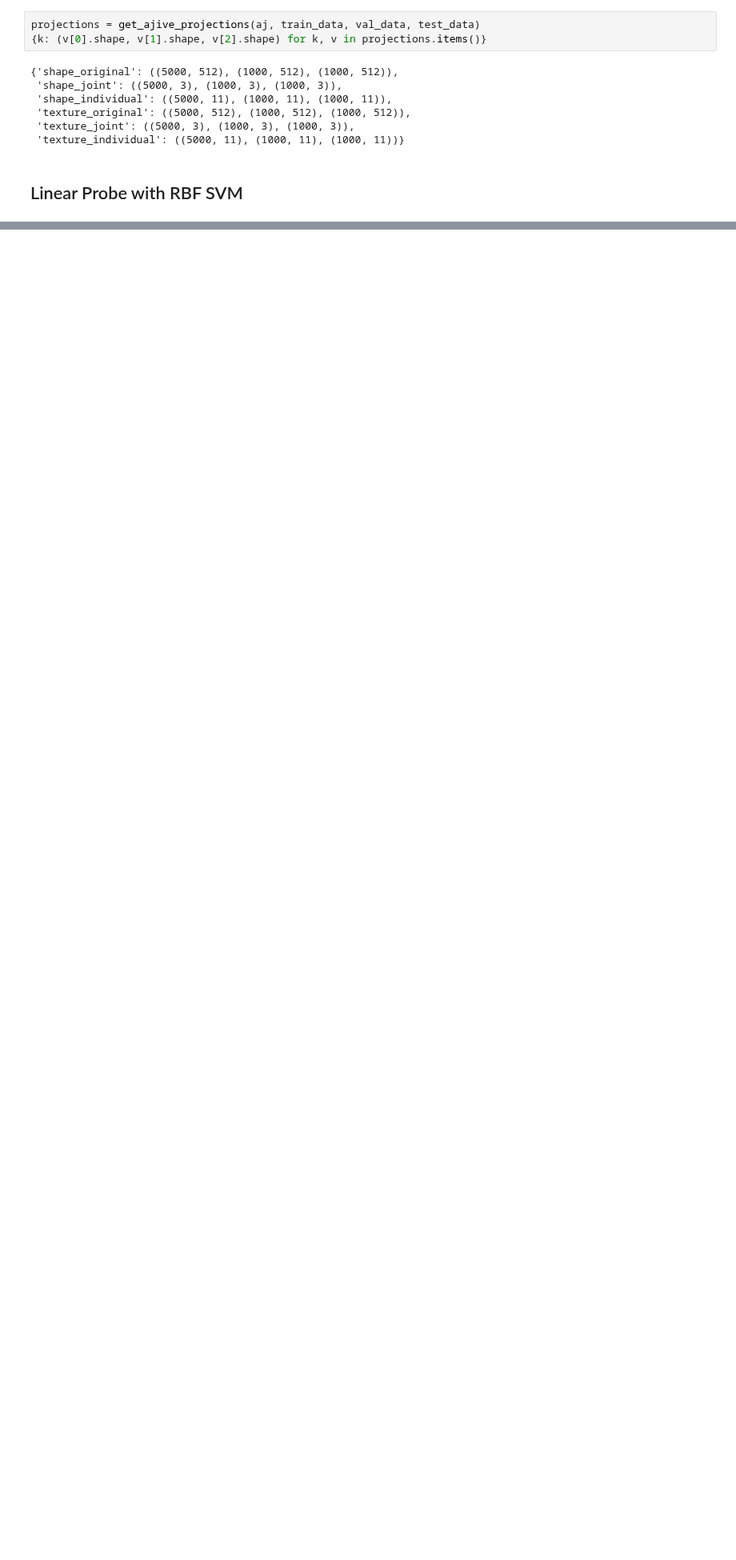
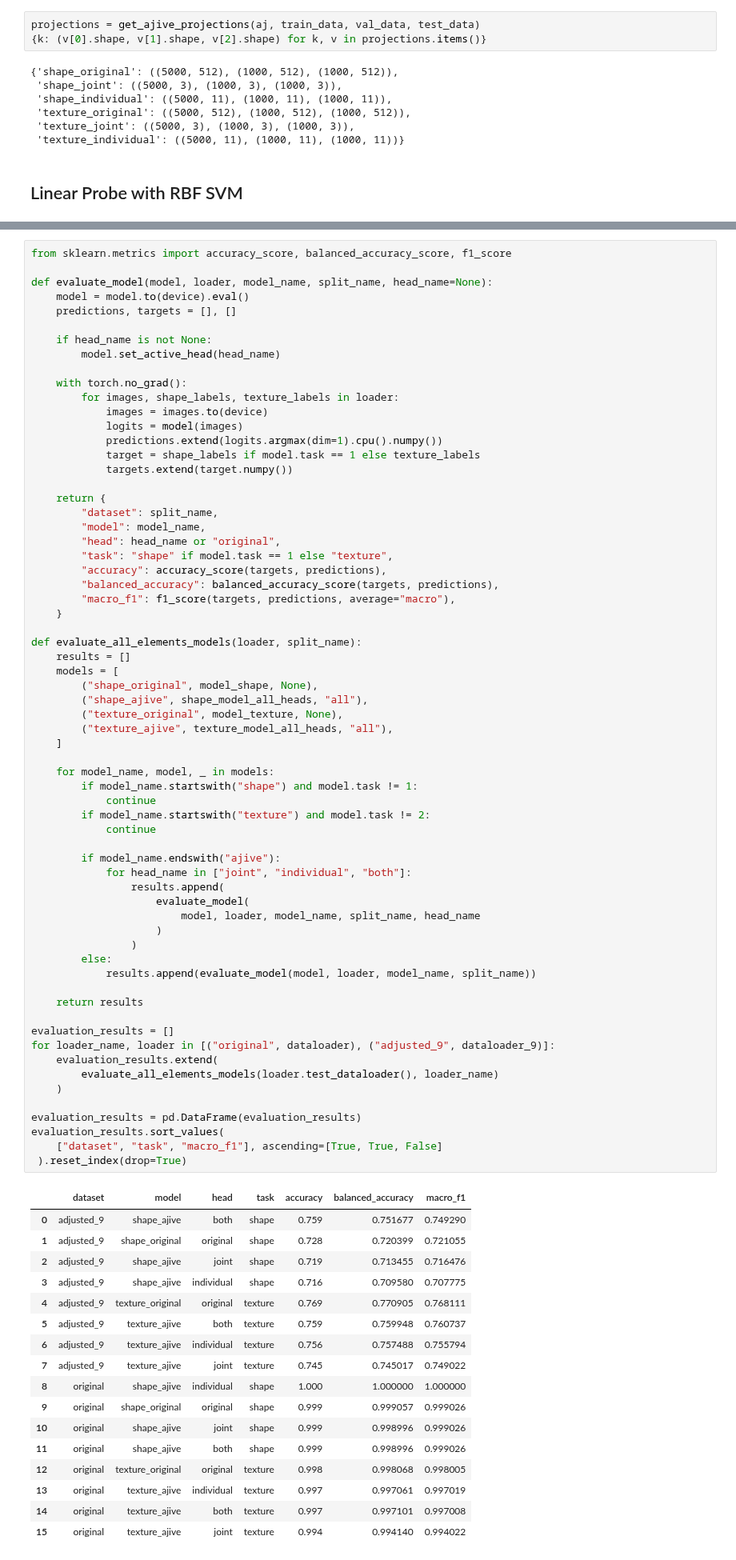
Before and after one commit to hzavadil98/UiT_FYS-8603, a Jupyter notebook: Elements_AJIVE.ipynb, the cells around one changed output, grey strips where cells are left out. Shown at 80% size. Drawn from its saved outputs; the diff is of its cells as text; blank space fills up the shorter version.

Commit message:
added metrics split by class - 1st iteration

```diff
--- a/Elements_AJIVE.ipynb
+++ b/Elements_AJIVE.ipynb
@@ -332,0 +452,83 @@ Texture task results
+# %%
+from sklearn.metrics import accuracy_score, balanced_accuracy_score, f1_score
+
+def evaluate_model(model, loader, model_name, split_name, head_name=None):
+    model = model.to(device).eval()
+    predictions, targets = [], []
+
+    if head_name is not None:
+        model.set_active_head(head_name)
+
+    with torch.no_grad():
+        for images, shape_labels, texture_labels in loader:
+            images = images.to(device)
+            logits = model(images)
+            predictions.extend(logits.argmax(dim=1).cpu().numpy())
+            target = shape_labels if model.task == 1 else texture_labels
+            targets.extend(target.numpy())
+
+    return {
+        "dataset": split_name,
+        "model": model_name,
+        "head": head_name or "original",
+        "task": "shape" if model.task == 1 else "texture",
+        "accuracy": accuracy_score(targets, predictions),
+        "balanced_accuracy": balanced_accuracy_score(targets, predictions),
+        "macro_f1": f1_score(targets, predictions, average="macro"),
+    }
+
+def evaluate_all_elements_models(loader, split_name):
+    results = []
+    models = [
+        ("shape_original", model_shape, None),
+        ("shape_ajive", shape_model_all_heads, "all"),
+        ("texture_original", model_texture, None),
+        ("texture_ajive", texture_model_all_heads, "all"),
+    ]
+
+    for model_name, model, _ in models:
+        if model_name.startswith("shape") and model.task != 1:
+            continue
+        if model_name.startswith("texture") and model.task != 2:
+            continue
+
+        if model_name.endswith("ajive"):
+            for head_name in ["joint", "individual", "both"]:
+                results.append(
+                    evaluate_model(
+                        model, loader, model_name, split_name, head_name
+                    )
+                )
+        else:
+            results.append(evaluate_model(model, loader, model_name, split_name))
+
+    return results
+
+evaluation_results = []
+for loader_name, loader in [("original", dataloader), ("adjusted_9", dataloader_9)]:
+    evaluation_results.extend(
+        evaluate_all_elements_models(loader.test_dataloader(), loader_name)
+    )
+
+evaluation_results = pd.DataFrame(evaluation_results)
+evaluation_results.sort_values(
+    ["dataset", "task", "macro_f1"], ascending=[True, True, False]
+ ).reset_index(drop=True)
+# %% [output]
+|  | dataset | model | head | task | accuracy | balanced_accuracy | macro_f1 |
+| 0 | adjusted_9 | shape_ajive | both | shape | 0.759 | 0.751677 | 0.749290 |
+| 1 | adjusted_9 | shape_original | original | shape | 0.728 | 0.720399 | 0.721055 |
+| 2 | adjusted_9 | shape_ajive | joint | shape | 0.719 | 0.713455 | 0.716476 |
+| 3 | adjusted_9 | shape_ajive | individual | shape | 0.716 | 0.709580 | 0.707775 |
+| 4 | adjusted_9 | texture_original | original | texture | 0.769 | 0.770905 | 0.768111 |
+| 5 | adjusted_9 | texture_ajive | both | texture | 0.759 | 0.759948 | 0.760737 |
+| 6 | adjusted_9 | texture_ajive | individual | texture | 0.756 | 0.757488 | 0.755794 |
+| 7 | adjusted_9 | texture_ajive | joint | texture | 0.745 | 0.745017 | 0.749022 |
+| 8 | original | shape_ajive | individual | shape | 1.000 | 1.000000 | 1.000000 |
+| 9 | original | shape_original | original | shape | 0.999 | 0.999057 | 0.999026 |
+| 10 | original | shape_ajive | joint | shape | 0.999 | 0.998996 | 0.999026 |
+| 11 | original | shape_ajive | both | shape | 0.999 | 0.998996 | 0.999026 |
+| 12 | original | texture_original | original | texture | 0.998 | 0.998068 | 0.998005 |
+| 13 | original | texture_ajive | individual | texture | 0.997 | 0.997061 | 0.997019 |
+| 14 | original | texture_ajive | both | texture | 0.997 | 0.997101 | 0.997008 |
+| 15 | original | texture_ajive | joint | texture | 0.994 | 0.994140 | 0.994022 |
```
Also changed, not shown: parts of 11 cells of this notebook, 3 other files.
